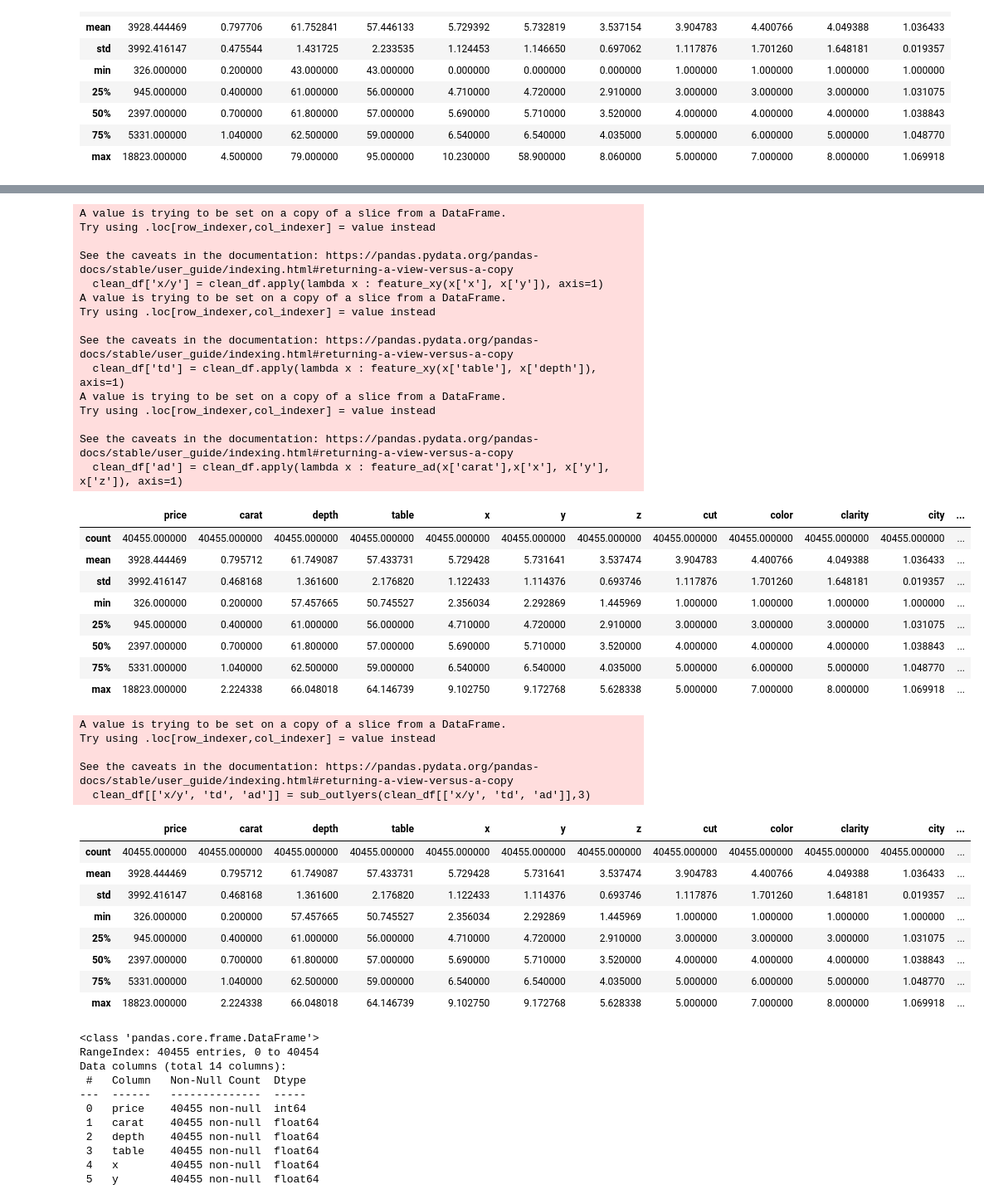
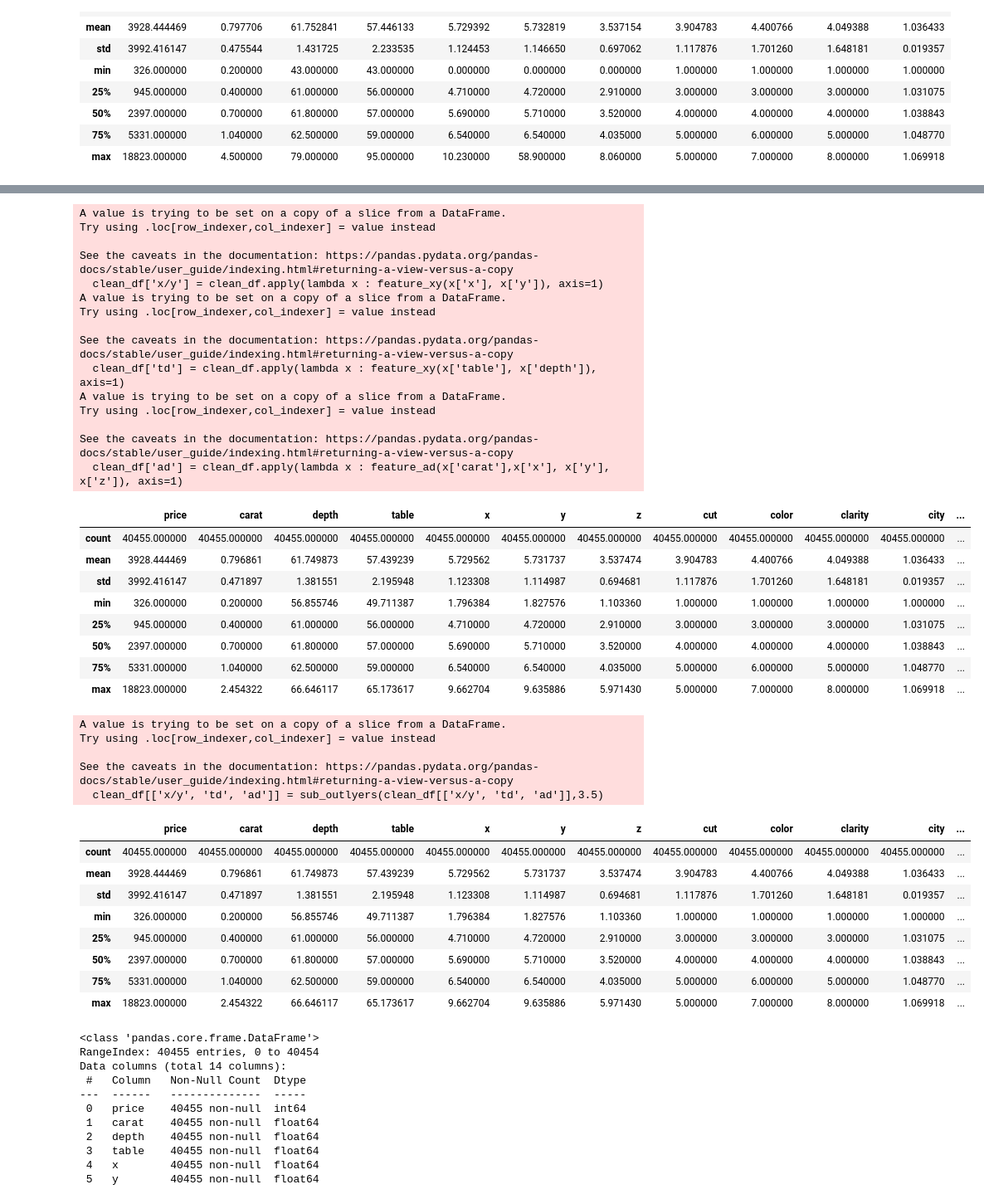
Before and after one commit to Rodrigo-Coloma/ih_datamadpt0923_project_m3, a Jupyter notebook: data_wrangling.ipynb, the cells around one changed output, grey strips where cells are left out. Shown at 83% size. Cells and saved outputs as stored; diff of their text form; code cells hidden in the pictures.

```diff
--- a/data_wrangling.ipynb
+++ b/data_wrangling.ipynb
@@ -192,7 +192,7 @@ def sub_outlyers(df,deviations):
     return df2
 # %%
 outlier_columns = ['carat','depth','table', 'x', 'y', 'z']
-clean_df[outlier_columns] = sub_outlyers(clean_df[outlier_columns],3)
+clean_df[outlier_columns] = sub_outlyers(clean_df[outlier_columns],3.5)
 clean_df.describe()
 # %% [output]
 A value is trying to be set on a copy of a slice from a DataFrame.
@@ -244,31 +244,31 @@ See the caveats in the documentation: https://pandas.pydata.org/pandas-docs/stab
   clean_df['ad'] = clean_df.apply(lambda x : feature_ad(x['carat'],x['x'], x['y'], x['z']), axis=1)
 |  | price | carat | depth | table | x | y | z | cut | color | clarity | city | ... |
 | count | 40455.000000 | 40455.000000 | 40455.000000 | 40455.000000 | 40455.000000 | 40455.000000 | 40455.000000 | 40455.000000 | 40455.000000 | 40455.000000 | 40455.000000 | ... |
-| mean | 3928.444469 | 0.795712 | 61.749087 | 57.433731 | 5.729428 | 5.731641 | 3.537474 | 3.904783 | 4.400766 | 4.049388 | 1.036433 | ... |
-| std | 3992.416147 | 0.468168 | 1.361600 | 2.176820 | 1.122433 | 1.114376 | 0.693746 | 1.117876 | 1.701260 | 1.648181 | 0.019357 | ... |
-| min | 326.000000 | 0.200000 | 57.457665 | 50.745527 | 2.356034 | 2.292869 | 1.445969 | 1.000000 | 1.000000 | 1.000000 | 1.000000 | ... |
+| mean | 3928.444469 | 0.796861 | 61.749873 | 57.439239 | 5.729562 | 5.731737 | 3.537474 | 3.904783 | 4.400766 | 4.049388 | 1.036433 | ... |
+| std | 3992.416147 | 0.471897 | 1.381551 | 2.195948 | 1.123308 | 1.114987 | 0.694681 | 1.117876 | 1.701260 | 1.648181 | 0.019357 | ... |
+| min | 326.000000 | 0.200000 | 56.855746 | 49.711387 | 1.796384 | 1.827576 | 1.103360 | 1.000000 | 1.000000 | 1.000000 | 1.000000 | ... |
 | 25% | 945.000000 | 0.400000 | 61.000000 | 56.000000 | 4.710000 | 4.720000 | 2.910000 | 3.000000 | 3.000000 | 3.000000 | 1.031075 | ... |
 | 50% | 2397.000000 | 0.700000 | 61.800000 | 57.000000 | 5.690000 | 5.710000 | 3.520000 | 4.000000 | 4.000000 | 4.000000 | 1.038843 | ... |
 | 75% | 5331.000000 | 1.040000 | 62.500000 | 59.000000 | 6.540000 | 6.540000 | 4.035000 | 5.000000 | 6.000000 | 5.000000 | 1.048770 | ... |
-| max | 18823.000000 | 2.224338 | 66.048018 | 64.146739 | 9.102750 | 9.172768 | 5.628338 | 5.000000 | 7.000000 | 8.000000 | 1.069918 | ... |
+| max | 18823.000000 | 2.454322 | 66.646117 | 65.173617 | 9.662704 | 9.635886 | 5.971430 | 5.000000 | 7.000000 | 8.000000 | 1.069918 | ... |
 # %%
-clean_df[['x/y', 'td', 'ad']] = sub_outlyers(clean_df[['x/y', 'td', 'ad']],3)
+clean_df[['x/y', 'td', 'ad']] = sub_outlyers(clean_df[['x/y', 'td', 'ad']],3.5)
 clean_df.describe()
 # %% [output]
 A value is trying to be set on a copy of a slice from a DataFrame.
 Try using .loc[row_indexer,col_indexer] = value instead
 
 See the caveats in the documentation: https://pandas.pydata.org/pandas-docs/stable/user_guide/indexing.html#returning-a-view-versus-a-copy
-  clean_df[['x/y', 'td', 'ad']] = sub_outlyers(clean_df[['x/y', 'td', 'ad']],3)
+  clean_df[['x/y', 'td', 'ad']] = sub_outlyers(clean_df[['x/y', 'td', 'ad']],3.5)
 |  | price | carat | depth | table | x | y | z | cut | color | clarity | city | ... |
 | count | 40455.000000 | 40455.000000 | 40455.000000 | 40455.000000 | 40455.000000 | 40455.000000 | 40455.000000 | 40455.000000 | 40455.000000 | 40455.000000 | 40455.000000 | ... |
-| mean | 3928.444469 | 0.795712 | 61.749087 | 57.433731 | 5.729428 | 5.731641 | 3.537474 | 3.904783 | 4.400766 | 4.049388 | 1.036433 | ... |
-| std | 3992.416147 | 0.468168 | 1.361600 | 2.176820 | 1.122433 | 1.114376 | 0.693746 | 1.117876 | 1.701260 | 1.648181 | 0.019357 | ... |
-| min | 326.000000 | 0.200000 | 57.457665 | 50.745527 | 2.356034 | 2.292869 | 1.445969 | 1.000000 | 1.000000 | 1.000000 | 1.000000 | ... |
+| mean | 3928.444469 | 0.796861 | 61.749873 | 57.439239 | 5.729562 | 5.731737 | 3.537474 | 3.904783 | 4.400766 | 4.049388 | 1.036433 | ... |
+| std | 3992.416147 | 0.471897 | 1.381551 | 2.195948 | 1.123308 | 1.114987 | 0.694681 | 1.117876 | 1.701260 | 1.648181 | 0.019357 | ... |
+| min | 326.000000 | 0.200000 | 56.855746 | 49.711387 | 1.796384 | 1.827576 | 1.103360 | 1.000000 | 1.000000 | 1.000000 | 1.000000 | ... |
 | 25% | 945.000000 | 0.400000 | 61.000000 | 56.000000 | 4.710000 | 4.720000 | 2.910000 | 3.000000 | 3.000000 | 3.000000 | 1.031075 | ... |
 | 50% | 2397.000000 | 0.700000 | 61.800000 | 57.000000 | 5.690000 | 5.710000 | 3.520000 | 4.000000 | 4.000000 | 4.000000 | 1.038843 | ... |
 | 75% | 5331.000000 | 1.040000 | 62.500000 | 59.000000 | 6.540000 | 6.540000 | 4.035000 | 5.000000 | 6.000000 | 5.000000 | 1.048770 | ... |
-| max | 18823.000000 | 2.224338 | 66.048018 | 64.146739 | 9.102750 | 9.172768 | 5.628338 | 5.000000 | 7.000000 | 8.000000 | 1.069918 | ... |
+| max | 18823.000000 | 2.454322 | 66.646117 | 65.173617 | 9.662704 | 9.635886 | 5.971430 | 5.000000 | 7.000000 | 8.000000 | 1.069918 | ... |
 # %%
 clean_df.info()
 # %% [output]
```
Also changed, not shown: parts of 13 cells of this notebook, 5 other files.
